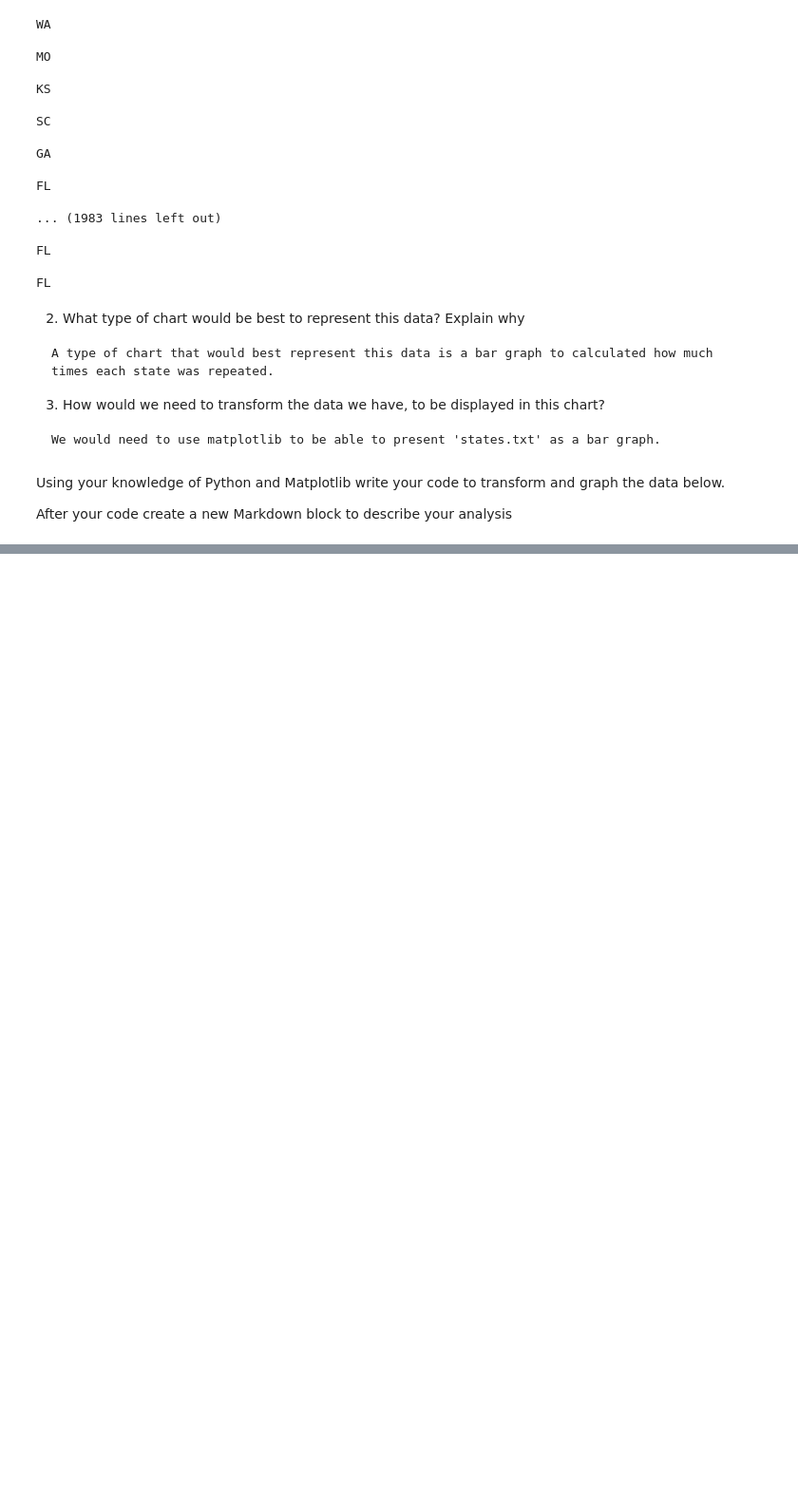
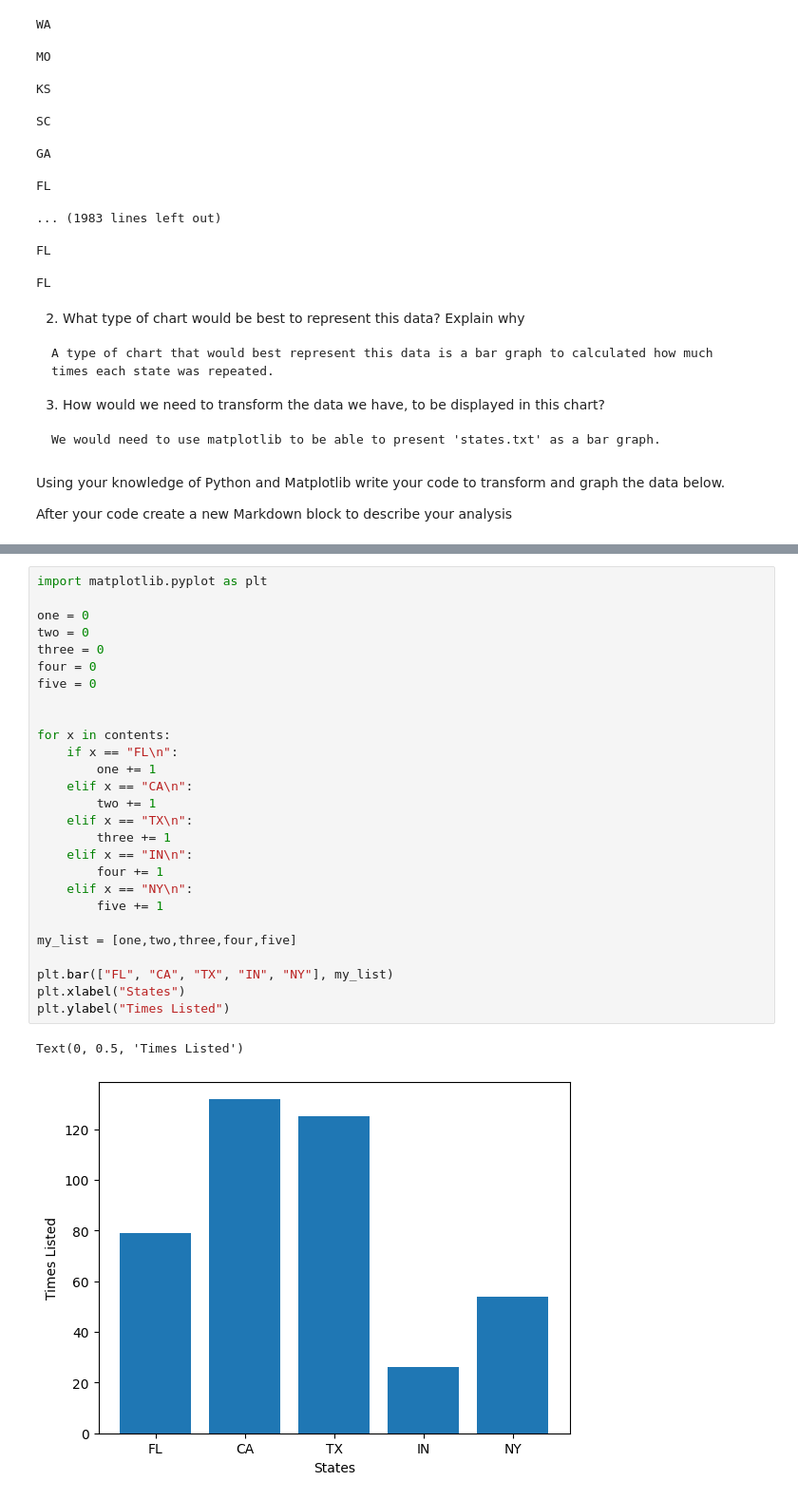
Before and after one commit to chr1ssy44/unit-2-data-science, a Jupyter notebook: file_operations.ipynb, the cells around one changed output, grey strips where cells are left out. Shown: that part at 95% size. Saved outputs shown, nothing was run; the diff lists cells and outputs as text; blank space fills up the shorter version.

```diff
--- a/file_operations.ipynb
+++ b/file_operations.ipynb
@@ -71,0 +52,30 @@ FL
+# %%
+import matplotlib.pyplot as plt
+
+one = 0
+two = 0
+three = 0
+four = 0
+five = 0
+
+
+for x in contents:
+    if x == "FL\n":
+        one += 1
+    elif x == "CA\n":
+        two += 1
+    elif x == "TX\n":
+        three += 1
+    elif x == "IN\n":
+        four += 1
+    elif x == "NY\n":
+        five += 1
+
+my_list = [one,two,three,four,five]
+
+plt.bar(["FL", "CA", "TX", "IN", "NY"], my_list)
+plt.xlabel("States")
+plt.ylabel("Times Listed")
+# %% [output]
+Text(0, 0.5, 'Times Listed')
+[figure, added]
```
Also changed, not shown: parts of 1 cell of this notebook, 1 other file.
